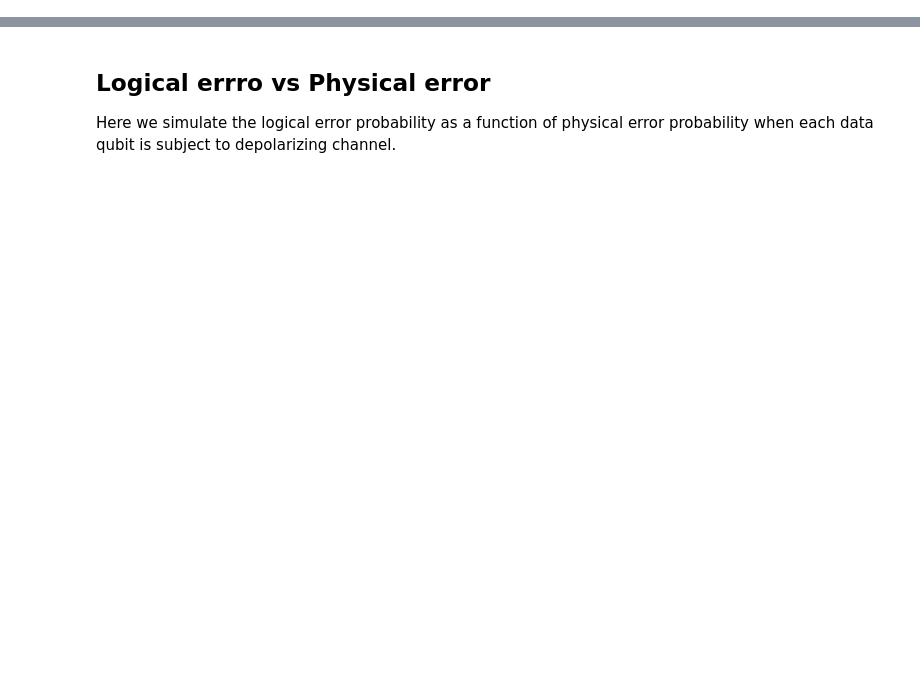
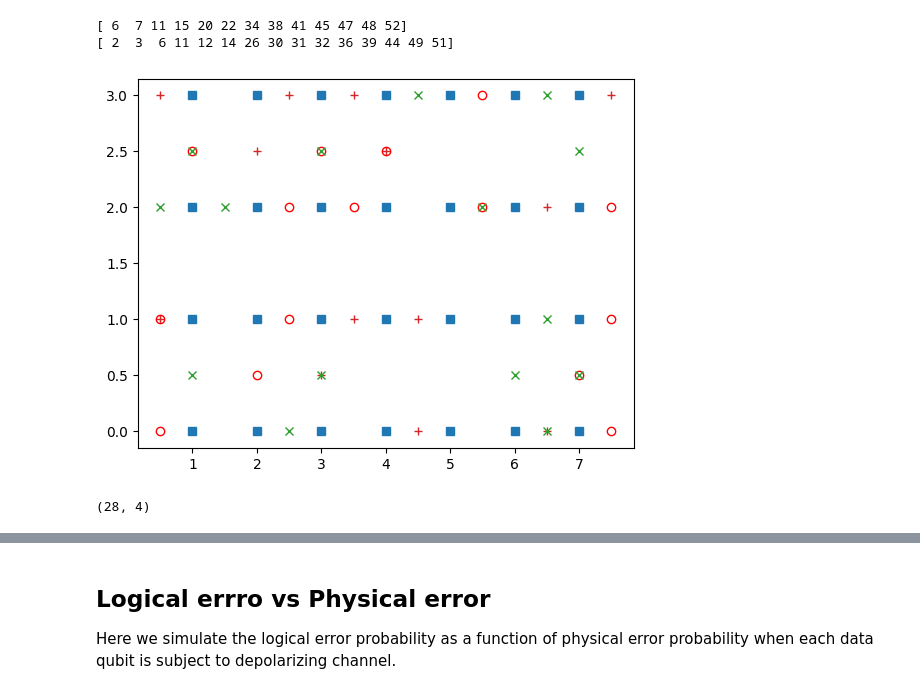
Before and after one commit to hassan-shap/FT-DQC, a Jupyter notebook: missing_link.ipynb, the cells around one changed output, grey strips where cells are left out. Saved outputs shown, nothing was run; the diff lists cells and outputs as text; code cells hidden in the pictures; blank space fills up the shorter version.

```diff
--- a/missing_link.ipynb
+++ b/missing_link.ipynb
@@ -15,0 +161,60 @@ def plotter(idx_list, color, marker="o"):
+# %%
+p_err = 0.1
+q_err = p_err
+
+matching = Matching(Smat, spacelike_weights=np.log((1-p_err)/p_err),
+                repetitions=repetitions, timelike_weights=np.log((1-q_err)/q_err))#, faults_matrix=logicals)
+# noise_new = (np.random.rand(num_q, repetitions) < np.reshape(p_qubit_list,(p_qubit_list.shape[0],1))).astype(np.uint8)
+noise_new = (np.random.rand(num_q, repetitions) < p_err).astype(np.uint8)
+noise_cumulative = (np.cumsum(noise_new, 1) % 2).astype(np.uint8)
+noise_total = noise_cumulative[:,-1]
+syndrome = Smat@noise_cumulative % 2
+# syndrome_error = (np.random.rand(num_s, repetitions) < np.reshape(p_s_list,(p_s_list.shape[0],1)) ).astype(np.uint8)
+syndrome_error = (np.random.rand(num_s, repetitions) < q_err ).astype(np.uint8)
+syndrome_error[:,-1] = 0 # Perfect measurements in last round to ensure even parity
+noisy_syndrome = (syndrome + syndrome_error) % 2
+# Convert to difference syndrome
+noisy_syndrome[:,1:] = (noisy_syndrome[:,1:] - noisy_syndrome[:,0:-1]) % 2
+# recovery_chain = matching.decode(noisy_syndrome)
+# print(num_q, num_s, recovery_chain.shape)
+
+weights = np.ones(num_q_spacetime) * np.log((1-p_err)/p_err)
+matching_st = Matching(Smat_spacetime, spacelike_weights=weights)
+# recovery_st = matching_st.decode(noisy_syndrome)
+recovery_st = matching_st.decode(noisy_syndrome.T)
+# num_q_in_plane = Smat.shape[1]
+recovery_tot = np.zeros(num_q)
+for idx, q in enumerate(recovery_st):
+    x, y, t = qubit_idx_to_coords_spacetime[idx]
+    if t % 1 == 0:
+        recovery_tot[qubit_idx[f"({x}, {y})"]] += recovery_st[idx]
+recovery_tot %= 2
+idx_recovery = np.argwhere(recovery_tot>0)[:,0]
+print(idx_recovery)
+for q in idx_recovery:
+    plt.plot(qubit_coords[q][0],qubit_coords[q][1],"+", color="C3")
+
+rec_rep = matching.decode(noisy_syndrome)
+idx_recovery_rep = np.argwhere(rec_rep>0)[:,0]
+print(idx_recovery_rep)
+
+for i_y in range(dy):
+    for i_x in range(1,dx):
+        plt.plot(i_x,i_y, "s", color = "C0")
+
+err_idx = np.argwhere( noise_total > 0 )[:,0]
+for q in err_idx:
+    plt.plot(qubit_coords[q][0],qubit_coords[q][1],"ro",markerfacecolor="None")
+
+for q in idx_recovery_rep:
+    plt.plot(qubit_coords[q][0],qubit_coords[q][1],"x", color="C2")
+
+# print(idx_recovery)
+# %% [output]
+[ 6  7 11 15 20 22 34 38 41 45 47 48 52]
+[ 2  3  6 11 12 14 26 30 31 32 36 39 44 49 51]
+[figure, added]
+# %%
+noisy_syndrome.shape
+# %% [output]
+(28, 4)
```
Also changed, not shown: parts of 15 cells of this notebook, 2 other files.
